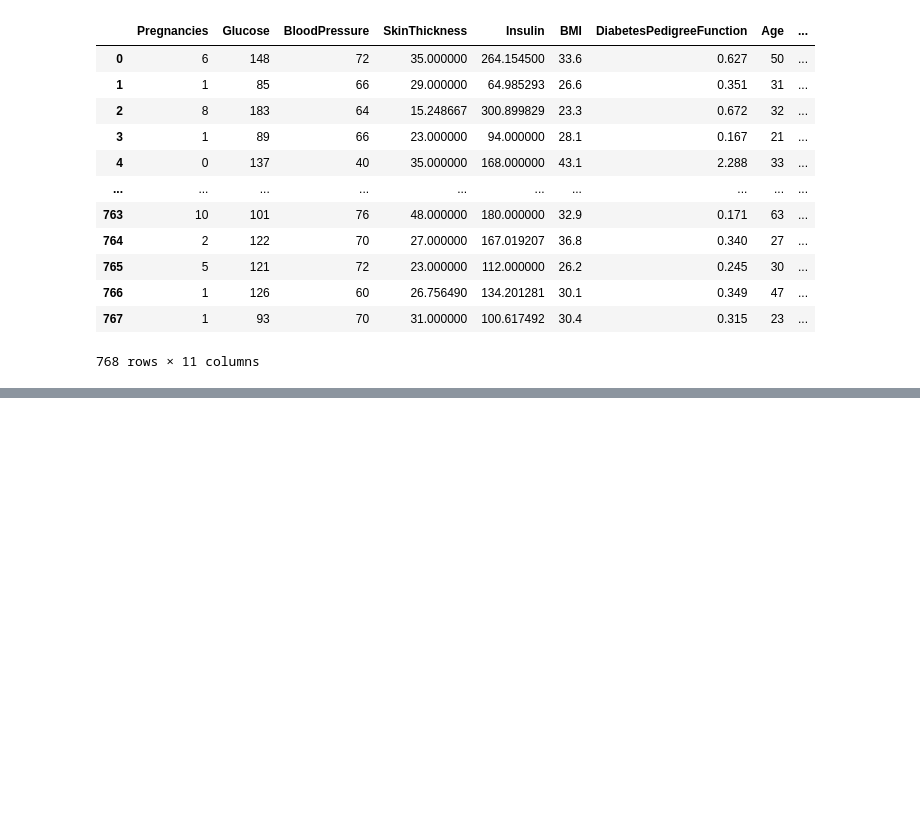
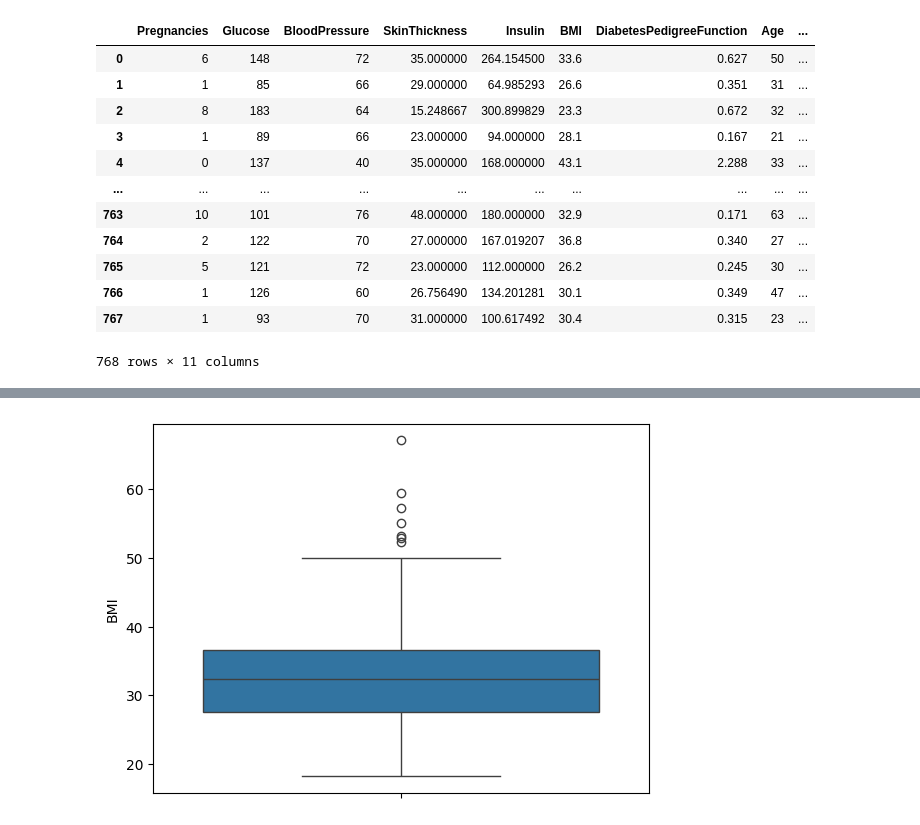
Before and after one commit to salhi-mohamed/diabetes_prediction, a Jupyter notebook: Untitled.ipynb, the cells around one changed output, grey strips where cells are left out. Saved outputs shown, nothing was run; the diff lists cells and outputs as text; code cells hidden in the pictures; blank space fills up the shorter version.

```diff
--- a/Untitled.ipynb
+++ b/Untitled.ipynb
@@ -313,0 +388,8 @@ df
+# %%
+import matplotlib.pyplot as plt
+import seaborn as sns
+
+sns.boxplot(data=df['BMI'])
+plt.show()
+# %% [output]
+[figure, added]
```
Also changed, not shown: parts of 55 cells of this notebook.
